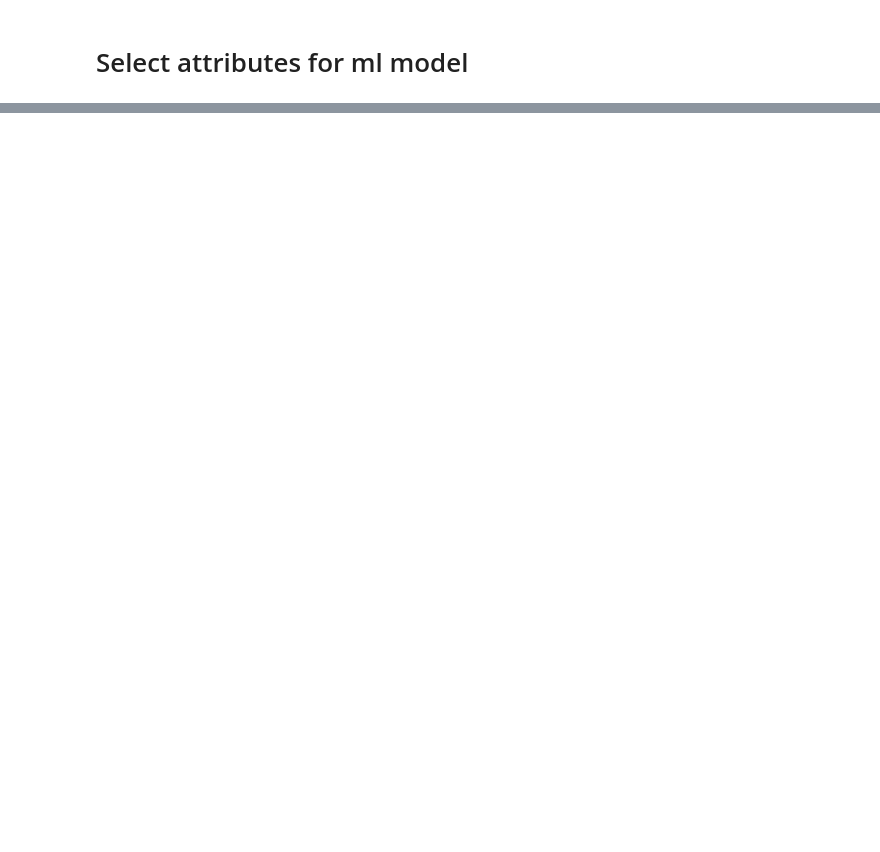
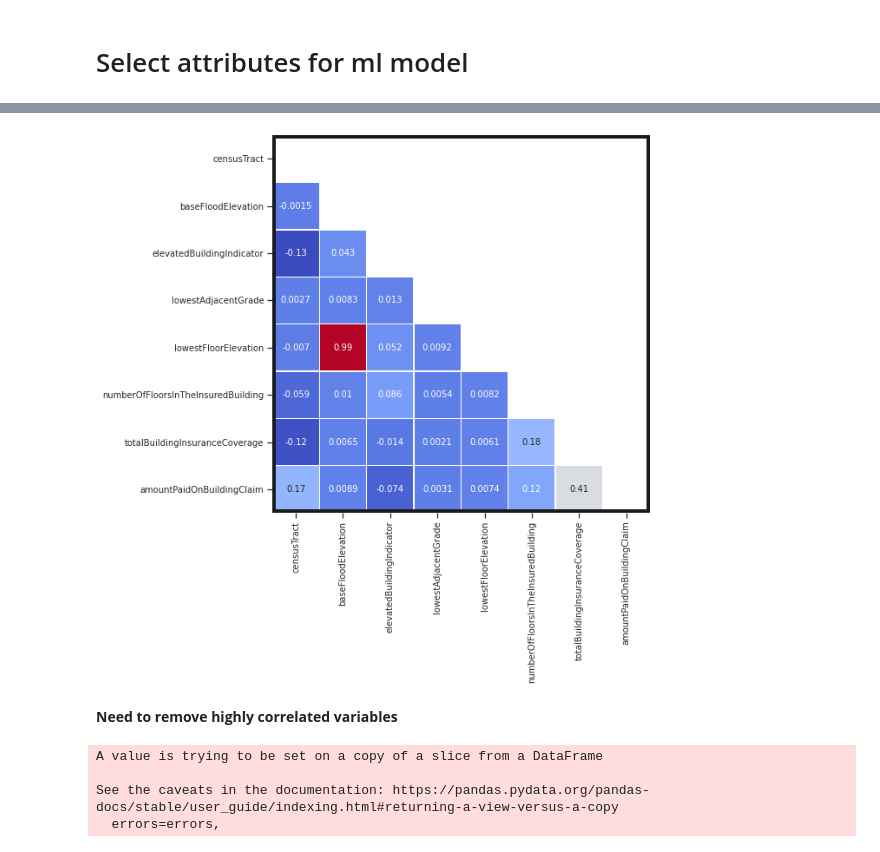
Before and after one commit to samroeslin/National-Flood-Insurance-Program, a Jupyter notebook: Flood_data_2005_event_Colab.ipynb, the cells around one changed output, grey strips where cells are left out. Saved outputs shown, nothing was run; the diff lists cells and outputs as text; code cells hidden in the pictures; blank space fills up the shorter version.

```diff
--- a/Flood_data_2005_event_Colab.ipynb
+++ b/Flood_data_2005_event_Colab.ipynb
@@ -1320,0 +1957,45 @@ msno.matrix(df_Katrina_selected)
+# %%
+# Compute the correlation matrix
+corr = df_Katrina_selected_nomissing.corr()
+
+# Set up the matplotlib figure
+fig = plt.figure(figsize=(8, 8))
+ax = fig.add_subplot()
+fig.subplots_adjust()
+
+# Generate a mask for the upper triangle
+mask = np.zeros_like(corr, dtype=np.bool)
+mask[np.triu_indices_from(mask)] = True
+
+# Draw the heatmap with the mask and correct aspect ratio
+correlation_matrix = sns.heatmap(corr, mask=mask, cmap='coolwarm', annot=True,
+            square=True, xticklabels=True, yticklabels=True,
+            linewidths=.3, cbar=None, cbar_kws={"shrink": .8}, ax=ax, annot_kws={"size": 10})
+
+ax.axhline(y=0, color='k',linewidth=8)
+ax.axhline(y=corr.shape[1], color='k',linewidth=8)
+ax.axvline(x=0, color='k',linewidth=8)
+ax.axvline(x=corr.shape[0], color='k',linewidth=8)
+
+ax.set_xticklabels(ax.get_xmajorticklabels(), fontsize = 10)
+ax.set_yticklabels(ax.get_ymajorticklabels(), rotation=0, fontsize = 10)
+
+#ax.set_xlabel('Features')
+#ax.set_ylabel('Features')
+
+plt.rcParams['xtick.bottom'] = plt.rcParams['xtick.labelbottom'] = True
+plt.rcParams['xtick.top'] = plt.rcParams['xtick.labeltop'] = False
+
+ax.xaxis.set_label_position('bottom')
+# %% [output]
+[figure, added]
+# %% [markdown]
+**Need to remove highly correlated variables**
+# %%
+# Drop lowestFloorElevation
+df_Katrina_selected_nomissing.drop(labels='lowestFloorElevation', axis=1, inplace=True)
+# %% [output]
+A value is trying to be set on a copy of a slice from a DataFrame
+
+See the caveats in the documentation: https://pandas.pydata.org/pandas-docs/stable/user_guide/indexing.html#returning-a-view-versus-a-copy
+  errors=errors,
```
Also changed, not shown: parts of 147 cells of this notebook.
